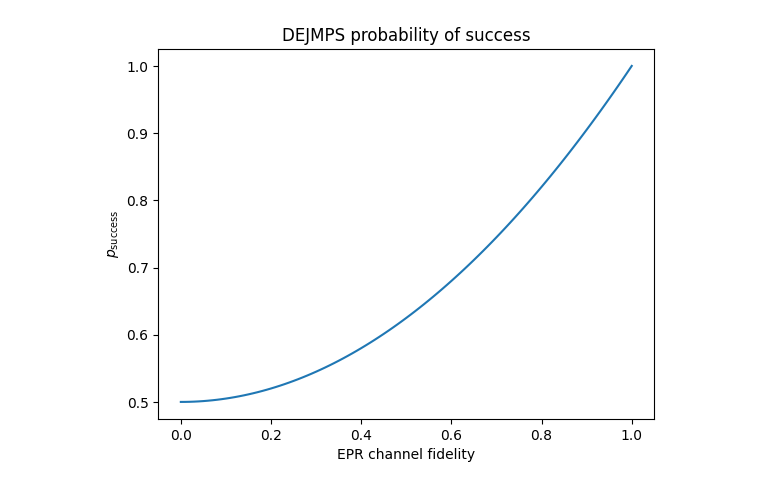
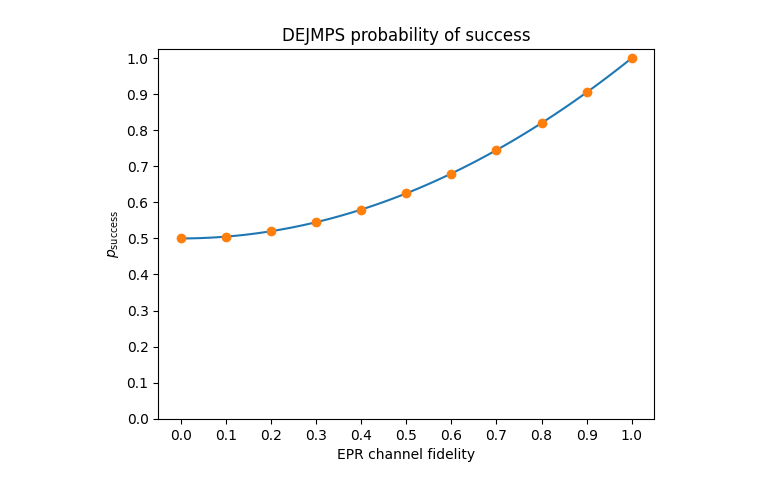
Before and after one commit to iDragos1234/CS4090, a Jupyter notebook: project/dejmps/dejmps_simulations.ipynb, the cells around one changed output. Drawn from its saved outputs; the diff is of its cells as text; code cells hidden in the pictures.

```diff
--- a/project/dejmps/dejmps_simulations.ipynb
+++ b/project/dejmps/dejmps_simulations.ipynb
@@ -314,15 +276,48 @@ print(np.round(rho_outs, 5))
 # %%
-# TODO: Run simulations
+results = []
+
+for epr_channel_fidelity in np.linspace(0, 1, 11):
+    # Create two EPR pairs between Alice and Bob
+    epr_1 = epr_2 = werner_state(epr_channel_fidelity)
+
+    # Create ensemble of two EPR pairs
+    # (qubits in order: |1A, 1B, 2A, 2B>)
+    rho = kron([epr_1, epr_2])
+
+    # Apply DEJMPS circuit
+    rho = dejmps_circuit(rho)
+
+    # Compute probabilities and outcome states
+    # when measuring qubits 2A and 2B
+    probs, rho_outs = povm_epr2(rho)
+
+    # Compute fidelity wrt. the Bell state phi_00
+    target_state = bell_state()
+    fidels = np.array([fidelity(dm, target_state) for dm in rho_outs])
+
+    # Compute probability of success and average fidelity **given** success
+    prob_succ = probs[0] + probs[-1]
+    fidel_succ = (fidels[0] * probs[0] + fidels[-1] * probs[-1]) / prob_succ
+
+    results.append([epr_channel_fidelity, prob_succ, fidel_succ])
+
+results = np.array(results)
 # %%
 # The probability of measuring a = b is given by the following function:
-def prob_success(epr_channel_fidelity):
+def prob_succ_theory(epr_channel_fidelity):
+    """Theoretical formula for the DEJMPS probability of success"""
     return (1 + epr_channel_fidelity ** 2) / 2
 
 ps = np.linspace(0, 1, 101)
-plt.plot(ps, prob_success(ps))
+plt.plot(ps, prob_succ_theory(ps))
+plt.plot(results[:,0], results[:,1], 'o')
+
 plt.title('DEJMPS probability of success')
 plt.xlabel('EPR channel fidelity')
 plt.ylabel(r'$p_\text{success}$')
+ticks = np.arange(11)/10
+plt.xticks(ticks, ticks)
+plt.yticks(ticks, ticks)
 plt.show()
 # %% [output]
-[figure, old version]
+[figure, new version]
```
Also changed, not shown: parts of 4 cells of this notebook.
